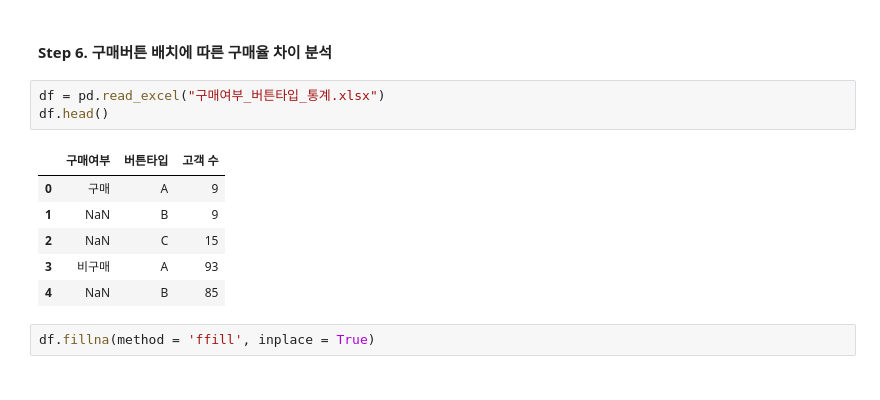
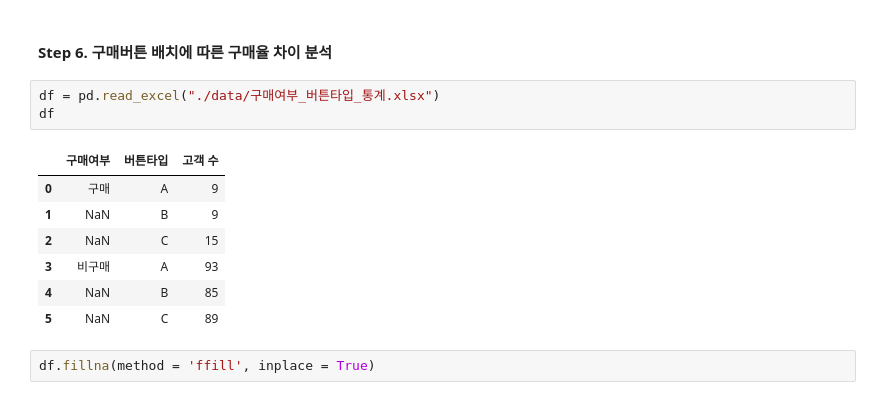
Before and after one commit to seonydg/ml-AB-test-website-configuration, a Jupyter notebook: AB-test_Web site configuration.ipynb, the cells around one changed output. Saved outputs shown, nothing was run; the diff lists cells and outputs as text.

```diff
--- a/AB-test_Web site configuration.ipynb
+++ b/AB-test_Web site configuration.ipynb
@@ -375,15 +376,16 @@ df_without_zero.corr(method = 'spearman')
 # %% [markdown]
 #### Step 6. 구매버튼 배치에 따른 구매율 차이 분석
 # %%
-df = pd.read_excel("구매여부_버튼타입_통계.xlsx")
-df.head()
+df = pd.read_excel("./data/구매여부_버튼타입_통계.xlsx")
+df
 # %% [output]
 |  | 구매여부 | 버튼타입 | 고객 수 |
 | 0 | 구매 | A | 9 |
 | 1 | NaN | B | 9 |
 | 2 | NaN | C | 15 |
 | 3 | 비구매 | A | 93 |
 | 4 | NaN | B | 85 |
+| 5 | NaN | C | 89 |
 # %%
 df.fillna(method = 'ffill', inplace = True)
 # %%
```
Also changed, not shown: parts of 2 cells of this notebook.
